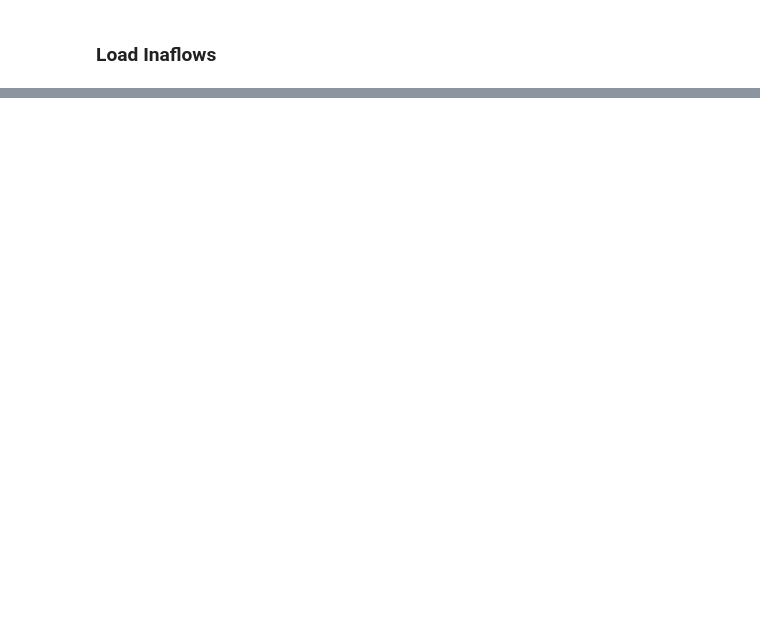
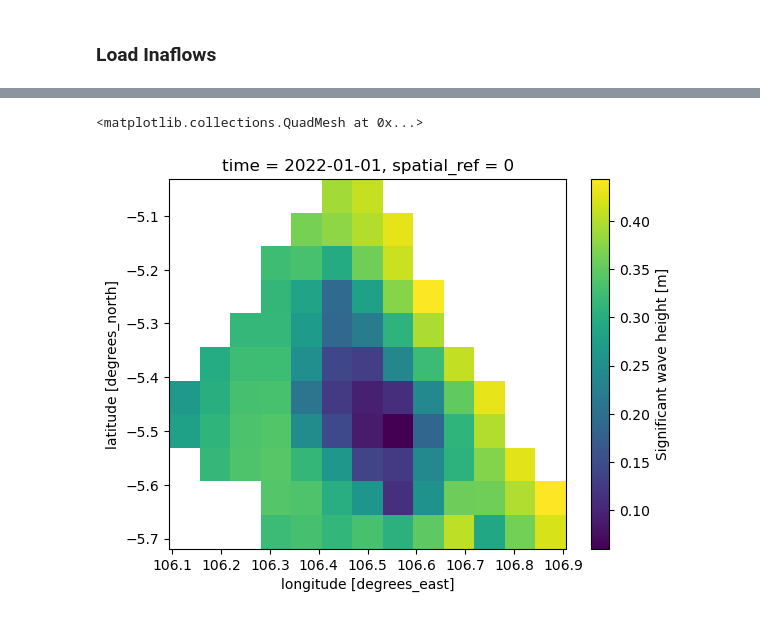
Before and after one commit to devmetmar/marinemet-training, a Jupyter notebook: _sources/2_/2_3_climatology_product.ipynb, the cells around one changed output, grey strips where cells are left out. Saved outputs shown, nothing was run; the diff lists cells and outputs as text; code cells hidden in the pictures; blank space fills up the shorter version.

```diff
--- a/_sources/2_/2_3_climatology_product.ipynb
+++ b/_sources/2_/2_3_climatology_product.ipynb
@@ -439,0 +400,3 @@ dict(**kwargs) -> new dictionary initialized with the name=value pairs
+# %%
+dsinawavesdaily = dsinawaves.resample(time='MS').mean()
+dsinawavesdaily
@@ -439,0 +425,3 @@ dict(**kwargs) -> new dictionary initialized with the name=value pairs
+# %%
+shp = gpd.read_file("/data/local/shpmetoswilpro/METOS_WILPRO_20231018.shp")
+shp.columns
@@ -439,0 +457,3 @@ dict(**kwargs) -> new dictionary initialized with the name=value pairs
+# %%
+shp_sel = shp[shp['wilpro'] == 'Perairan Kep. Seribu Bagian Utara']
+shp_sel
@@ -439,0 +469,4 @@ dict(**kwargs) -> new dictionary initialized with the name=value pairs
+# %%
+shp_sel = shp_sel.to_crs("EPSG:4326")
+dset_clipped = dsinawavesdaily.rio.write_crs("EPSG:4326").rio.clip(shp_sel.geometry, shp_sel.crs, drop=True)
+dset_clipped
@@ -439,0 +491,6 @@ dict(**kwargs) -> new dictionary initialized with the name=value pairs
+# %%
+# QUICK PLOT
+dset_clipped['hs'].isel(time=0).plot()
+# %% [output]
+<matplotlib.collections.QuadMesh at 0x...>
+[figure, added]
```
Also changed, not shown: parts of 60 cells of this notebook, 8 other files.
